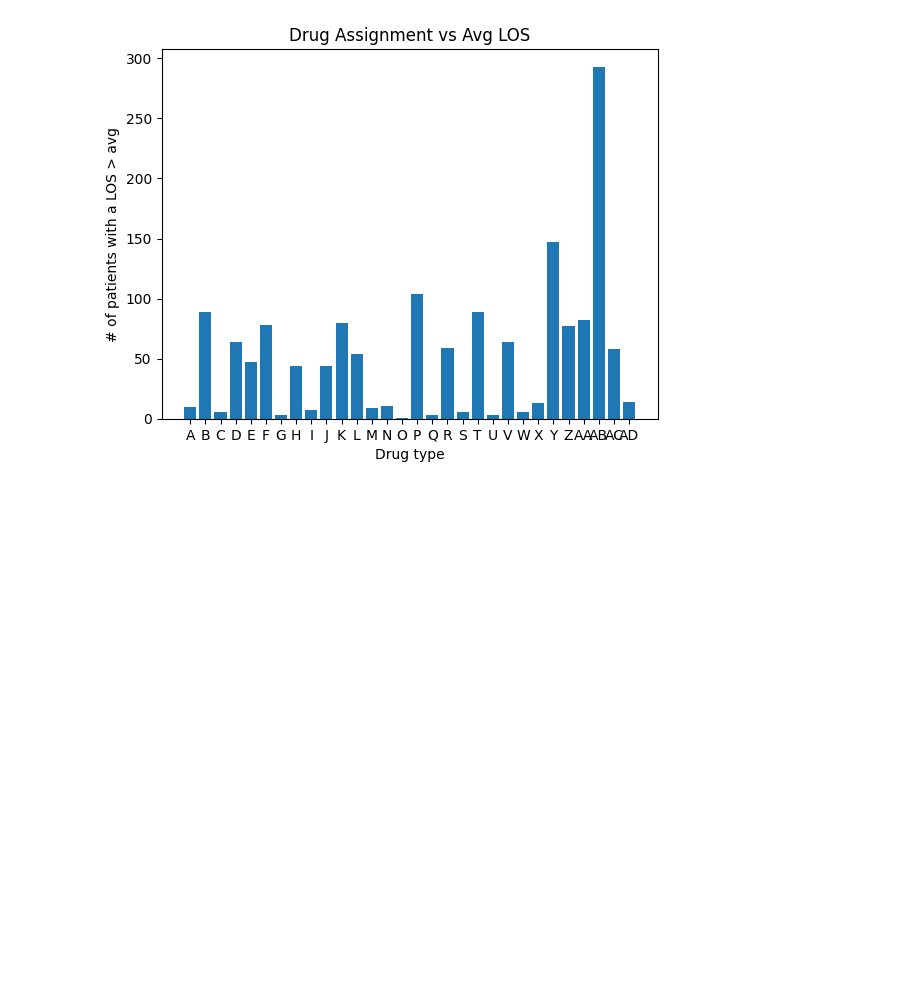
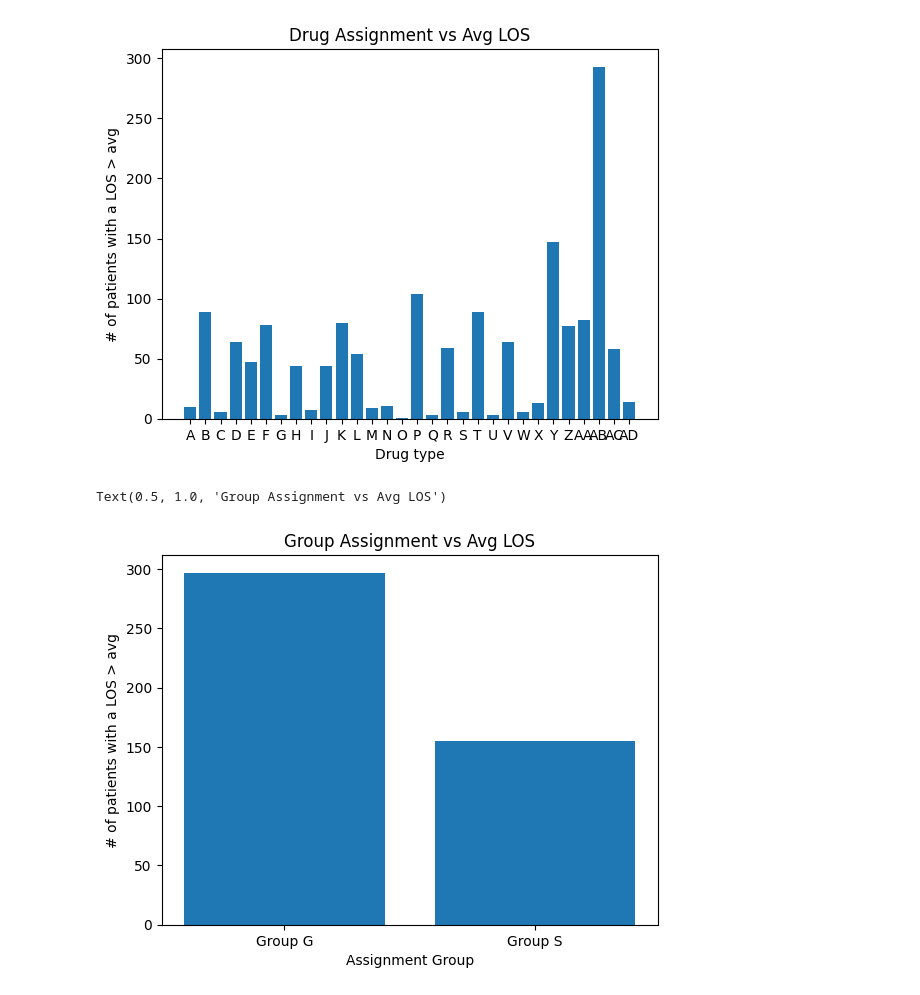
Before and after one commit to Precision-MD/precisionMD-model, a Jupyter notebook: EDA/EDA.ipynb, the cells around one changed output. Cells and saved outputs as stored; diff of their text form; code cells hidden in the pictures; blank space fills up the shorter version.

```diff
--- a/EDA/EDA.ipynb
+++ b/EDA/EDA.ipynb
@@ -602,3 +613,32 @@ plt.title('Drug Assignment vs Avg LOS')
 # %% [output]
 Text(0.5, 1.0, 'Drug Assignment vs Avg LOS')
 [figure]
+# %%
+# LOS vs Group S/G assignment
+
+# condition 1
+los = df['LOS'] > 177 # above the average los (in hours)
+
+# condition 2
+group_G = df['Assignment'] == 'G'
+group_S = df['Assignment'] == 'S'
+
+# Combine conditions
+combined_condition_G = los & group_G
+combined_condition_S = los & group_S
+
+# Count rows meeting both conditions
+data = {'Group G': df[combined_condition_G].shape[0], 'Group S': df[combined_condition_S].shape[0]}
+
+names = list(data.keys())
+values = list(data.values())
+
+fig, axs = plt.subplots()
+axs.bar(names, values)
+
+plt.xlabel("Assignment Group")
+plt.ylabel("# of patients with a LOS > avg")
+plt.title('Group Assignment vs Avg LOS')
+# %% [output]
+Text(0.5, 1.0, 'Group Assignment vs Avg LOS')
+[figure, added]
```
Also changed, not shown: parts of 1 cell of this notebook.
